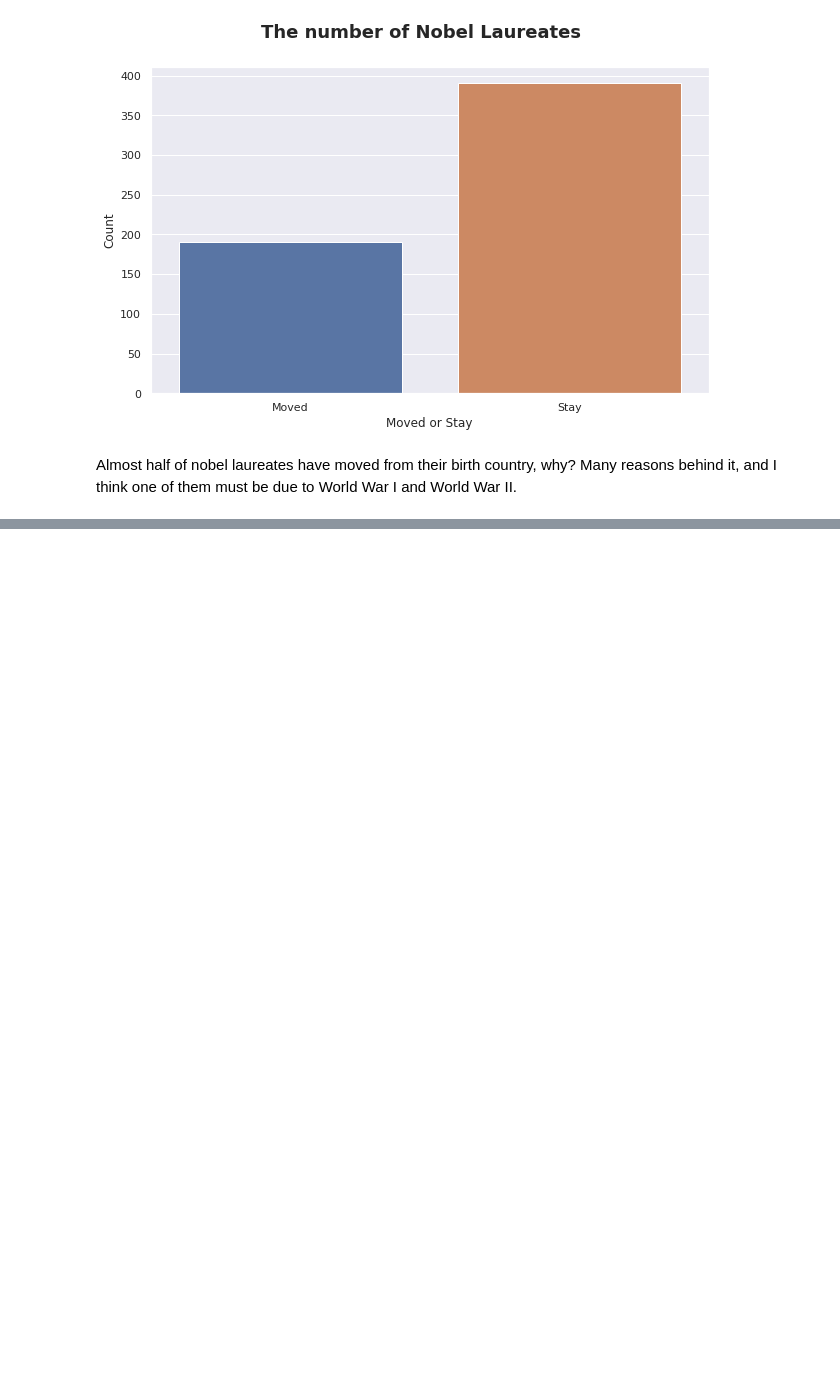
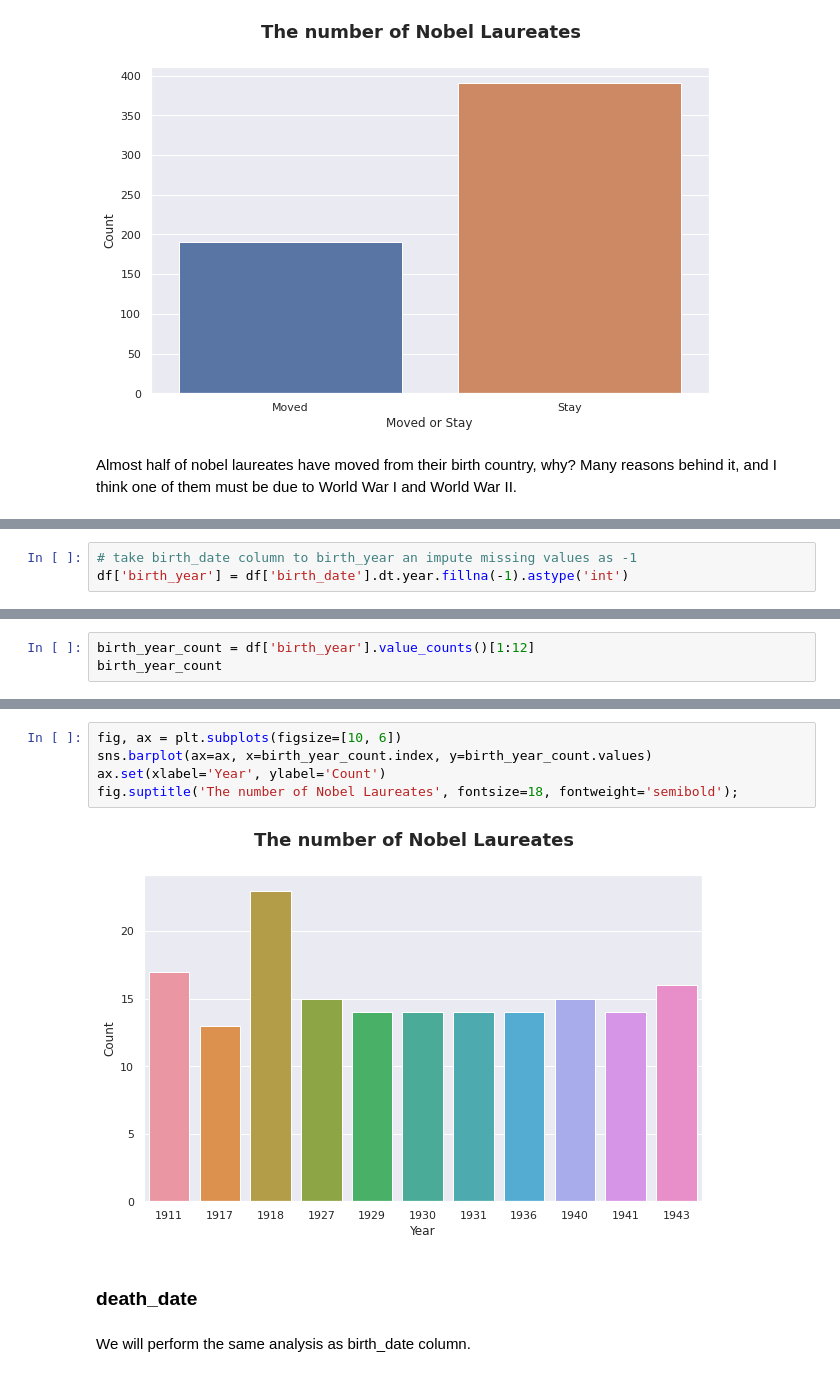
Before and after one commit to agusrichard/data-science-learning-projects, a Jupyter notebook: Nobel Prize Winners/exploratory_data_analysis.ipynb, the cells around one changed output, grey strips where cells are left out. Saved outputs shown, nothing was run; the diff lists cells and outputs as text; blank space fills up the shorter version.

Commit message:
Birth date and Death date

```diff
--- a/Nobel Prize Winners/exploratory_data_analysis.ipynb
+++ b/Nobel Prize Winners/exploratory_data_analysis.ipynb
@@ -688,0 +693,3 @@ Almost half of nobel laureates have moved from their birth country, why? Many re
+# %%
+# take birth_date column to birth_year an impute missing values as -1
+df['birth_year'] = df['birth_date'].dt.year.fillna(-1).astype('int')
@@ -688,0 +723,3 @@ Almost half of nobel laureates have moved from their birth country, why? Many re
+# %%
+birth_year_count = df['birth_year'].value_counts()[1:12]
+birth_year_count
@@ -688,0 +739,11 @@ Almost half of nobel laureates have moved from their birth country, why? Many re
+# %%
+fig, ax = plt.subplots(figsize=[10, 6])
+sns.barplot(ax=ax, x=birth_year_count.index, y=birth_year_count.values)
+ax.set(xlabel='Year', ylabel='Count')
+fig.suptitle('The number of Nobel Laureates', fontsize=18, fontweight='semibold');
+# %% [output]
+[figure, added]
+# %% [markdown]
+### death_date
+# %% [markdown]
+We will perform the same analysis as birth_date column.
```
Also changed, not shown: parts of 16 cells of this notebook.
